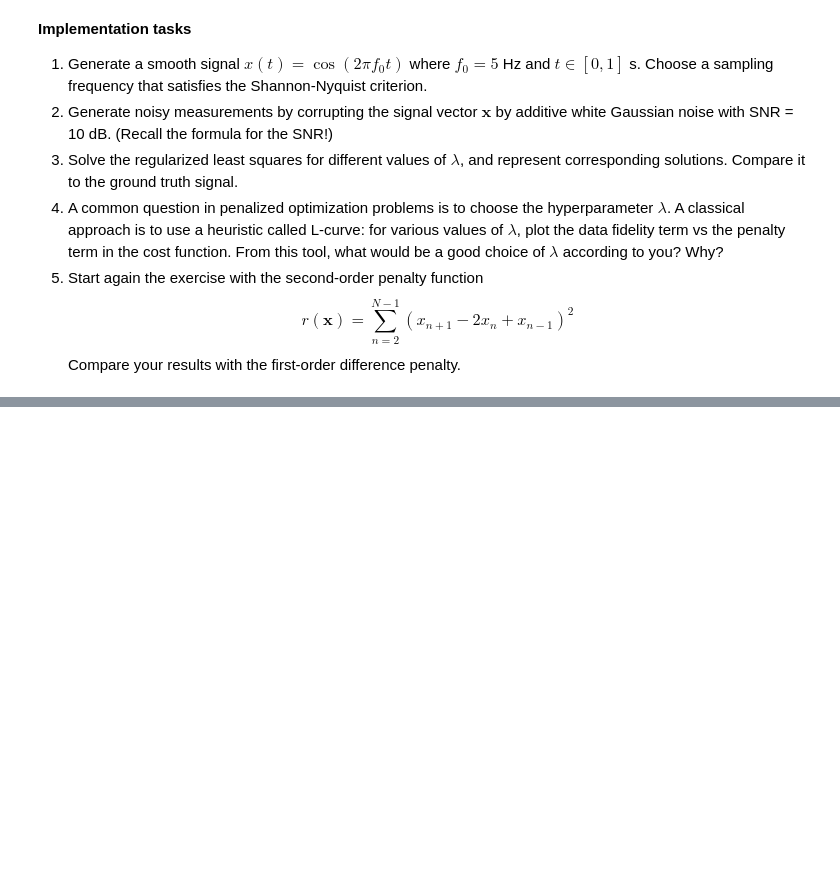
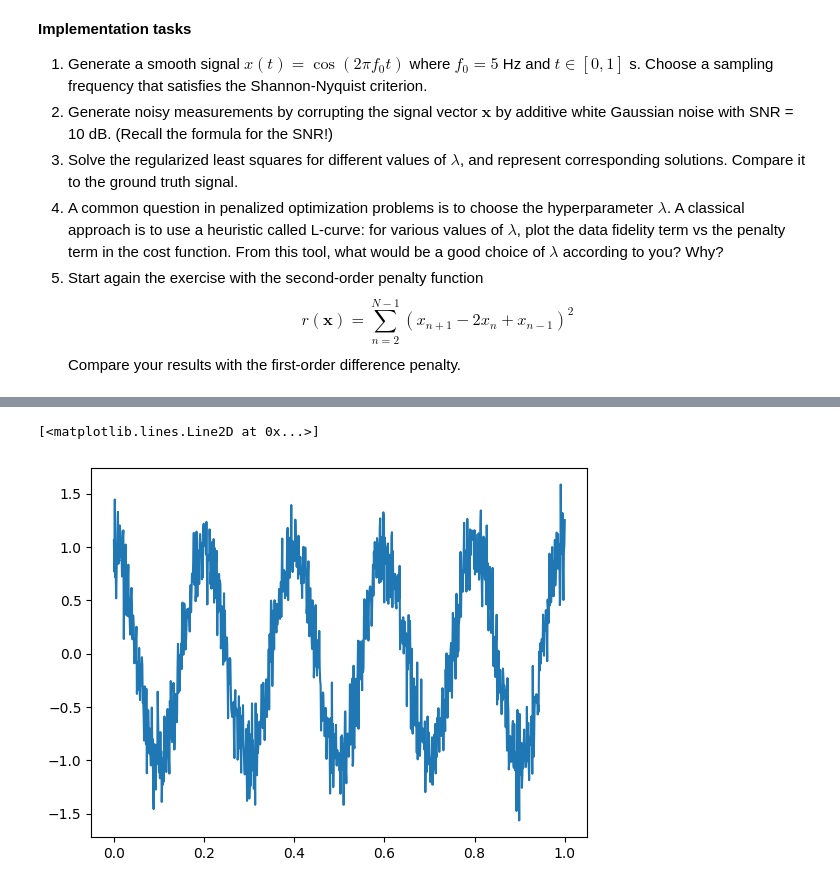
Before and after one commit to Yassine913/Info, a Jupyter notebook: notebooks/TP1.ipynb, the cells around one changed output, grey strips where cells are left out. Cells and saved outputs as stored; diff of their text form; code cells hidden in the pictures; blank space fills up the shorter version.

```diff
--- a/notebooks/TP1.ipynb
+++ b/notebooks/TP1.ipynb
@@ -153,0 +156,12 @@ Compare your results with the first-order difference penalty.
+# %%
+# Question 2:
+SNRDB=10
+SNR=10**(SNRDB/10)
+f=5
+N=1000
+sigma=np.sqrt(np.linalg.norm(x)**2/(N*SNR))
+y=x+sigma*np.random.randn(N)
+plt.plot(t,y)
+# %% [output]
+[<matplotlib.lines.Line2D at 0x...>]
+[figure, added]
```
Also changed, not shown: parts of 9 cells of this notebook.
